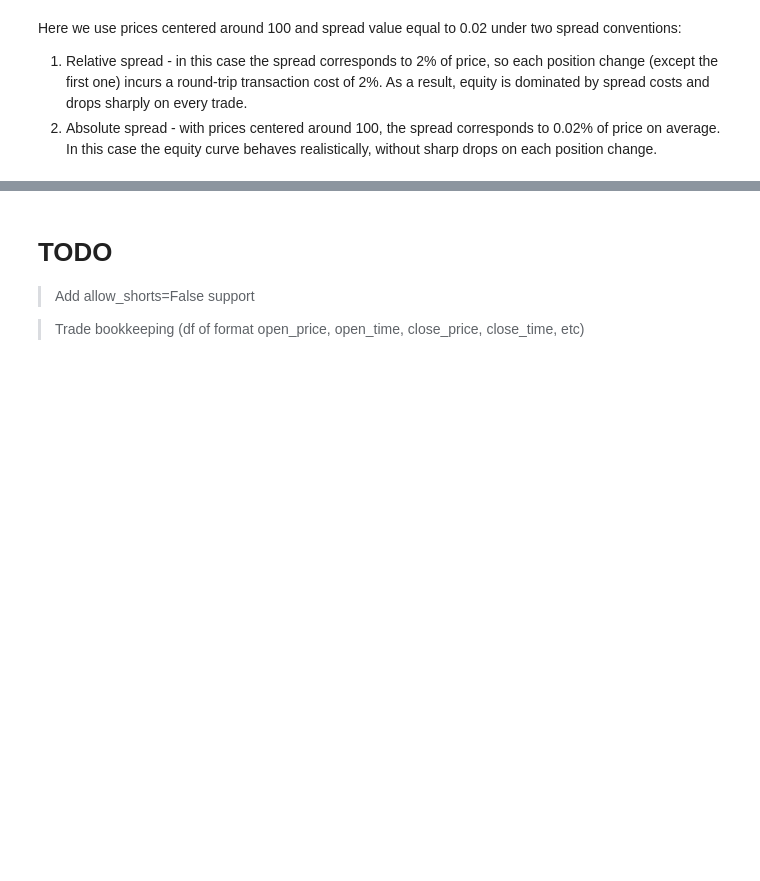
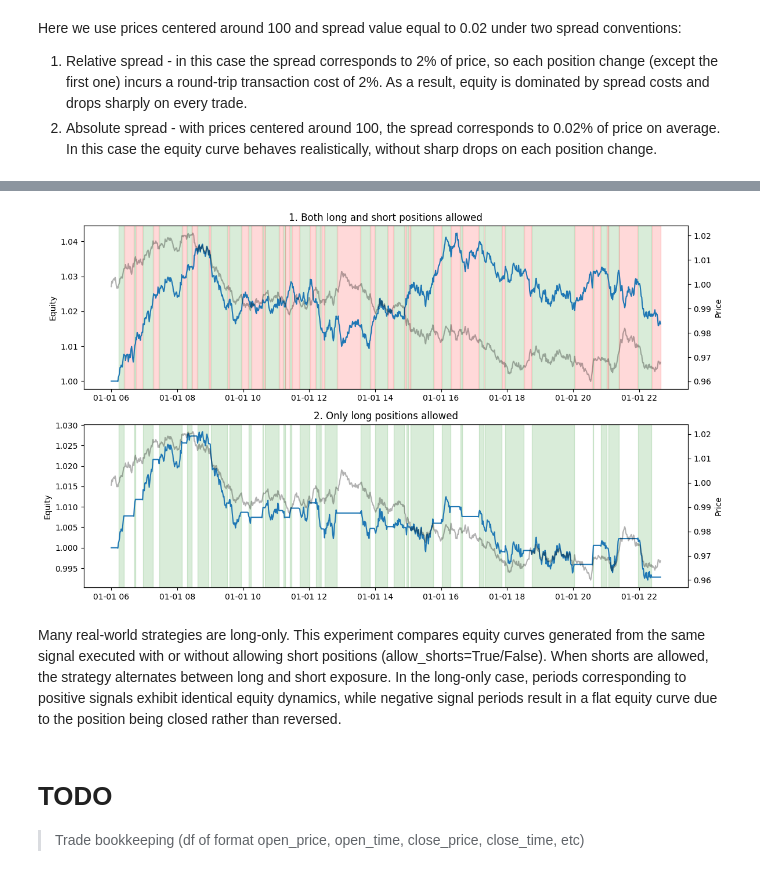
Before and after one commit to sysakm/backtester, a Jupyter notebook: backtester_demo.ipynb, the cells around one changed output, grey strips where cells are left out. Saved outputs shown, nothing was run; the diff lists cells and outputs as text; code cells hidden in the pictures; blank space fills up the shorter version.

```diff
--- a/backtester_demo.ipynb
+++ b/backtester_demo.ipynb
@@ -99,6 +121,23 @@ Here we use prices centered around 100 and spread value equal to 0.02 under two
+# %%
+allow_shorts_settings = {
+    '1. Both long and short positions allowed': True,
+    '2. Only long positions allowed': False
+}
+spread = 0.0002
+
+fig, axes = plt.subplots(2, 1, figsize=(12, 7))
+for setting, ax in zip(allow_shorts_settings, axes.flatten()):
+    ax2 = ax.twinx()
+    return_df, _ = backtest.backtester(price_df, signal_df, spread=spread, allow_shorts=allow_shorts_settings[setting])
+    utils.draw_results(ax, ax2, return_df, price_df, fig_title=setting)
+
+plt.tight_layout()
+plt.show()
+# %% [output]
+[figure, added]
+# %% [markdown]
+Many real-world strategies are long-only. This experiment compares equity curves generated from the same signal executed with or without allowing short positions (allow_shorts=True/False). When shorts are allowed, the strategy alternates between long and short exposure. In the long-only case, periods corresponding to positive signals exhibit identical equity dynamics, while negative signal periods result in a flat equity curve due to the position being closed rather than reversed.
 # %% [markdown]
 # TODO
 
-> Add allow_shorts=False support
-
 > Trade bookkeeping (df of format open_price, open_time, close_price, close_time, etc)
```
Also changed, not shown: parts of 4 cells of this notebook, 1 other file.
